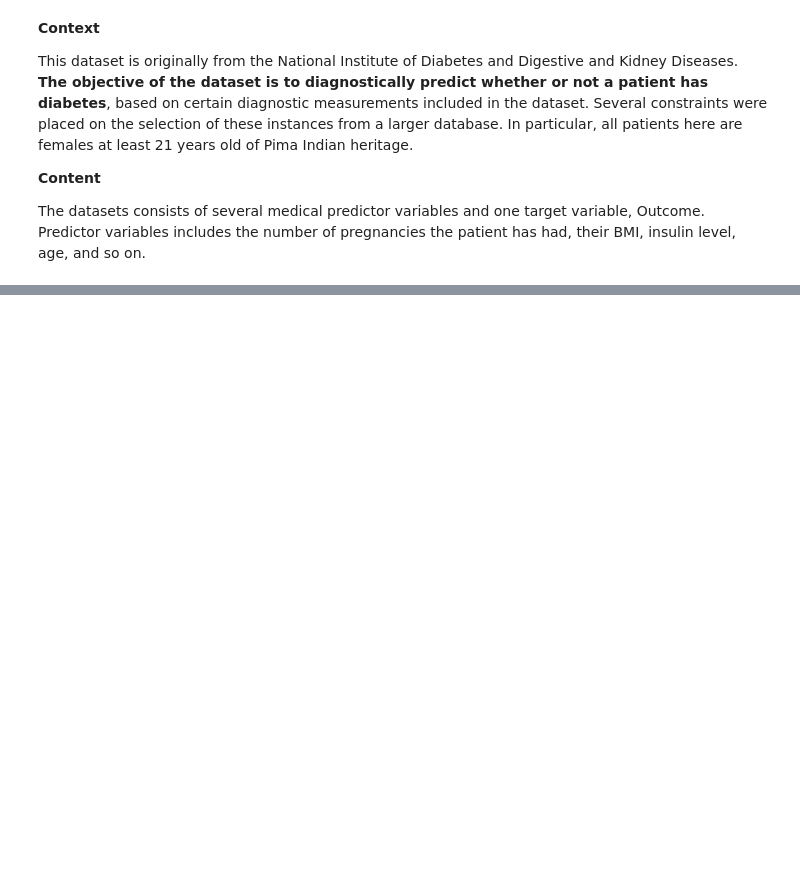
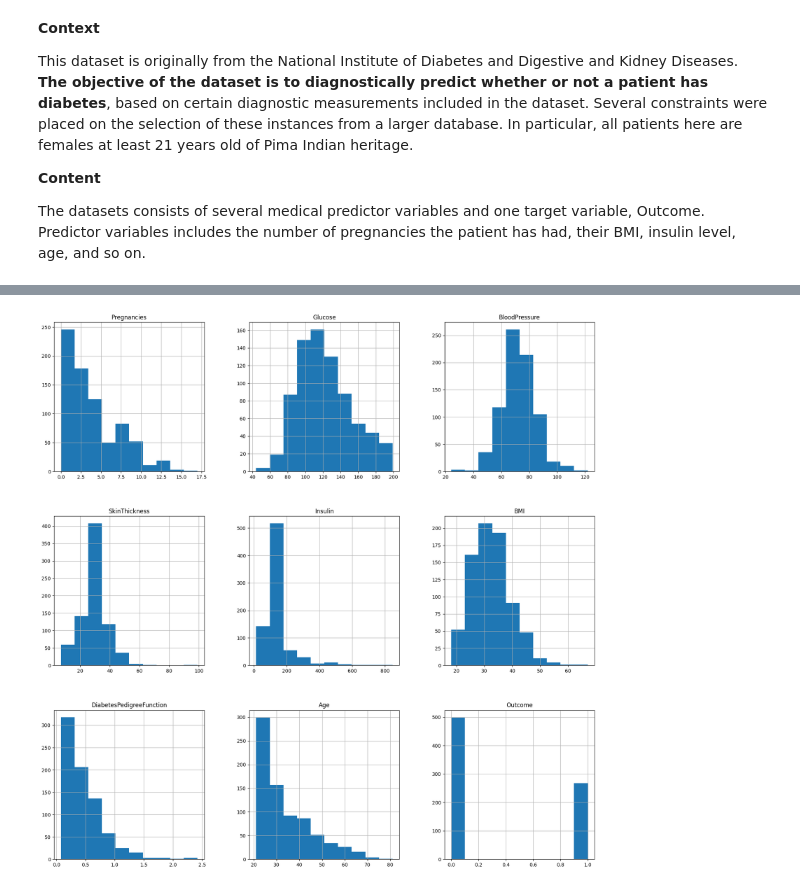
Before and after one commit to mohikhsan/learnml, a Jupyter notebook: classification/diabetes_comp.ipynb, the cells around one changed output, grey strips where cells are left out. Drawn from its saved outputs; the diff is of its cells as text; code cells hidden in the pictures; blank space fills up the shorter version.

```diff
--- a/classification/diabetes_comp.ipynb
+++ b/classification/diabetes_comp.ipynb
@@ -30,0 +129,15 @@ dataset.head()
+# %%
+# replace NaN values with mean
+dataset_clean['Glucose'].fillna(dataset_clean['Glucose'].mean(), inplace = True)
+dataset_clean['BloodPressure'].fillna(dataset_clean['BloodPressure'].mean(), inplace = True)
+dataset_clean['SkinThickness'].fillna(dataset_clean['SkinThickness'].mean(), inplace = True)
+dataset_clean['BMI'].fillna(dataset_clean['BMI'].mean(), inplace = True)
+
+# replace NaN values with median
+dataset_clean['Insulin'].fillna(dataset_clean['Insulin'].median(), inplace = True)
+# %%
+# visualize pandas histogram after cleaning
+dataset_clean.hist(figsize = (20, 20))
+plt.show()
+# %% [output]
+[figure, added]
```
Also changed, not shown: parts of 29 cells of this notebook.
